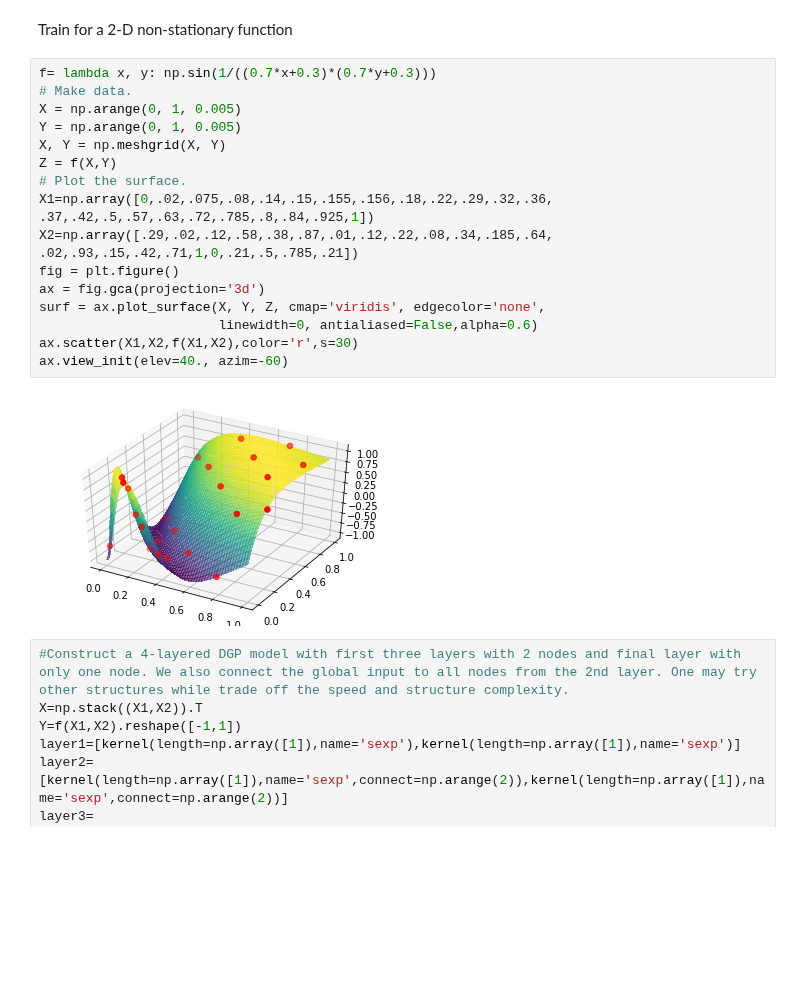
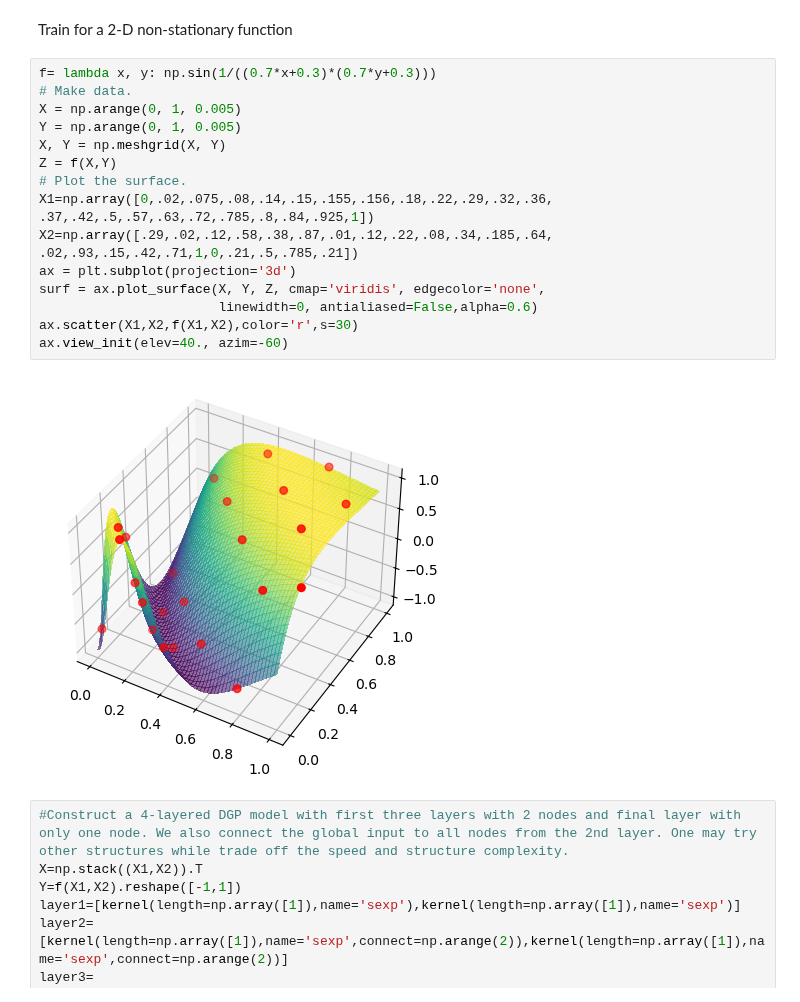
Before and after one commit to mingdeyu/DGP, a Jupyter notebook: demo/2d_fct.ipynb, the cells around one changed output. Saved outputs shown, nothing was run; the diff lists cells and outputs as text; blank space fills up the shorter version.

```diff
--- a/demo/2d_fct.ipynb
+++ b/demo/2d_fct.ipynb
@@ -7,21 +7,20 @@ Train for a 2-D non-stationary function
 # %%
 f= lambda x, y: np.sin(1/((0.7*x+0.3)*(0.7*y+0.3)))
 # Make data.
 X = np.arange(0, 1, 0.005)
 Y = np.arange(0, 1, 0.005)
 X, Y = np.meshgrid(X, Y)
 Z = f(X,Y)
 # Plot the surface.
 X1=np.array([0,.02,.075,.08,.14,.15,.155,.156,.18,.22,.29,.32,.36, .37,.42,.5,.57,.63,.72,.785,.8,.84,.925,1])
 X2=np.array([.29,.02,.12,.58,.38,.87,.01,.12,.22,.08,.34,.185,.64, .02,.93,.15,.42,.71,1,0,.21,.5,.785,.21])
-fig = plt.figure()
-ax = fig.gca(projection='3d')
+ax = plt.subplot(projection='3d')
 surf = ax.plot_surface(X, Y, Z, cmap='viridis', edgecolor='none',
                        linewidth=0, antialiased=False,alpha=0.6)
 ax.scatter(X1,X2,f(X1,X2),color='r',s=30)
 ax.view_init(elev=40., azim=-60)
 # %% [output]
-[figure, old version]
+[figure, new version]
 # %%
 #Construct a 4-layered DGP model with first three layers with 2 nodes and final layer with only one node. We also connect the global input to all nodes from the 2nd layer. One may try other structures while trade off the speed and structure complexity.
 X=np.stack((X1,X2)).T
```
Also changed, not shown: parts of 1 cell of this notebook, 2 other files.
